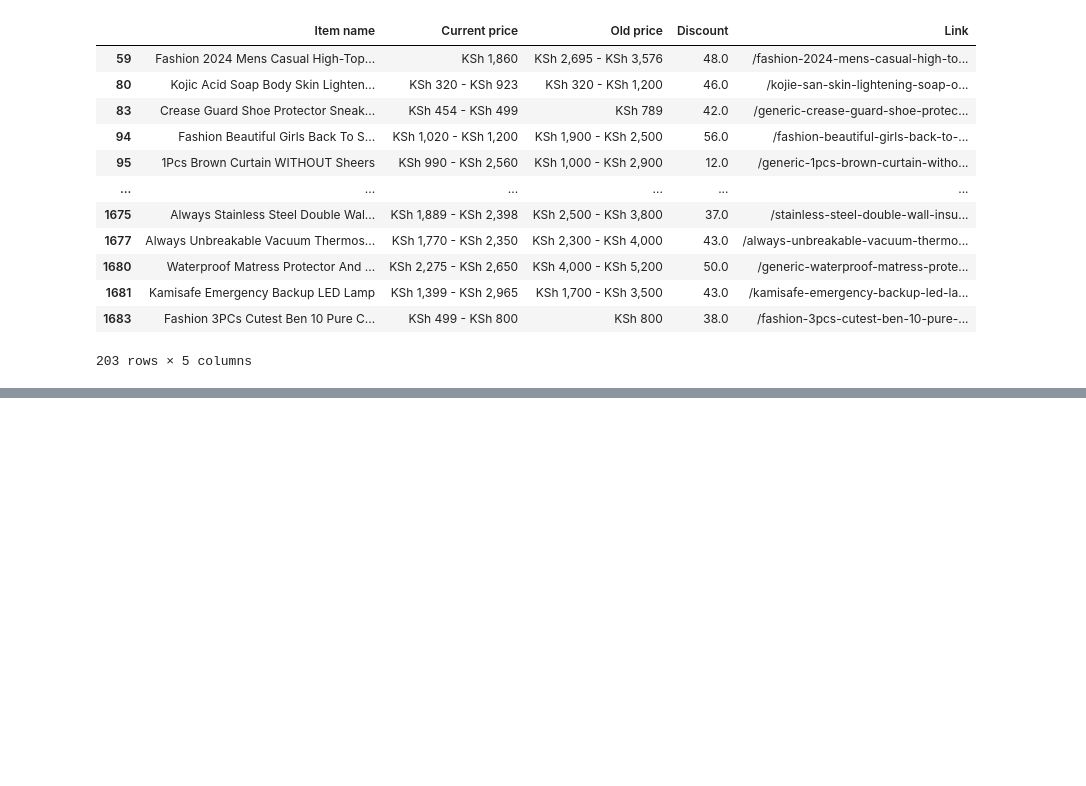
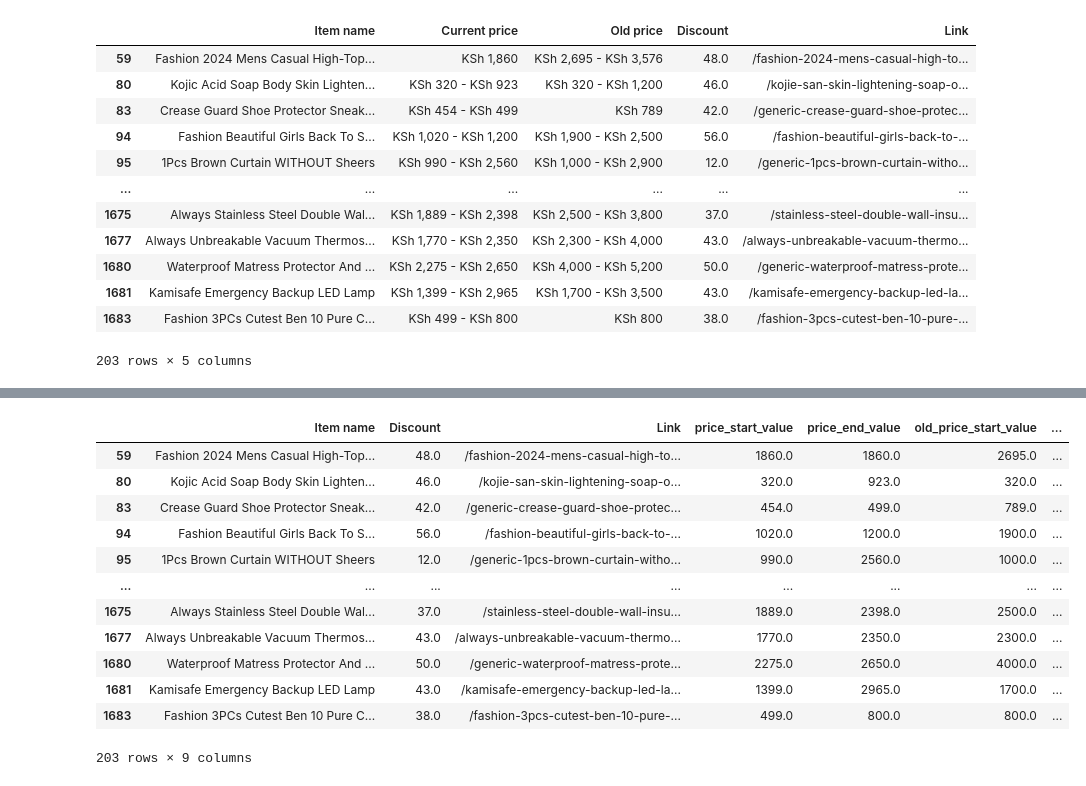
Before and after one commit to warren-bit/jumia_project, a Jupyter notebook: scraping_jumia.ipynb, the cells around one changed output, grey strips where cells are left out. Saved outputs shown, nothing was run; the diff lists cells and outputs as text; code cells hidden in the pictures; blank space fills up the shorter version.

```diff
--- a/scraping_jumia.ipynb
+++ b/scraping_jumia.ipynb
@@ -197,0 +174,5 @@ KeyError: ''
+# %%
+# removing comma
+columns_to_change = ['price_start_value','price_end_value','old_price_start_value','old_price_end_value']
+ranged_items[columns_to_change] = ranged_items[columns_to_change].replace(',', '', regex=True)
+ranged_items.head(5)
@@ -197,0 +186,5 @@ KeyError: ''
+# %%
+# converting the column to float
+columns_to_change = ['price_start_value','price_end_value','old_price_start_value','old_price_end_value']
+ranged_items[columns_to_change] = ranged_items[columns_to_change].astype(float)
+ranged_items.info()
@@ -197,0 +206,19 @@ KeyError: ''
+# %%
+ranged_items['current_price'] = (ranged_items['price_start_value'] + ranged_items['price_end_value'])/2
+ranged_items['old_price'] = (ranged_items['old_price_start_value'] + ranged_items['old_price_end_value'])/2
+
+ranged_items
+# %% [output]
+|  | Item name | Discount | Link | price_start_value | price_end_value | old_price_start_value | ... |
+| 59 | Fashion 2024 Mens Casual High-Top... | 48.0 | /fashion-2024-mens-casual-high-to... | 1860.0 | 1860.0 | 2695.0 | ... |
+| 80 | Kojic Acid Soap Body Skin Lighten... | 46.0 | /kojie-san-skin-lightening-soap-o... | 320.0 | 923.0 | 320.0 | ... |
+| 83 | Crease Guard Shoe Protector Sneak... | 42.0 | /generic-crease-guard-shoe-protec... | 454.0 | 499.0 | 789.0 | ... |
+| 94 | Fashion Beautiful Girls Back To S... | 56.0 | /fashion-beautiful-girls-back-to-... | 1020.0 | 1200.0 | 1900.0 | ... |
+| 95 | 1Pcs Brown Curtain WITHOUT Sheers | 12.0 | /generic-1pcs-brown-curtain-witho... | 990.0 | 2560.0 | 1000.0 | ... |
+| ... | ... | ... | ... | ... | ... | ... | ... |
+| 1675 | Always Stainless Steel Double Wal... | 37.0 | /stainless-steel-double-wall-insu... | 1889.0 | 2398.0 | 2500.0 | ... |
+| 1677 | Always Unbreakable Vacuum Thermos... | 43.0 | /always-unbreakable-vacuum-thermo... | 1770.0 | 2350.0 | 2300.0 | ... |
+| 1680 | Waterproof Matress Protector And ... | 50.0 | /generic-waterproof-matress-prote... | 2275.0 | 2650.0 | 4000.0 | ... |
+| 1681 | Kamisafe Emergency Backup LED Lamp | 43.0 | /kamisafe-emergency-backup-led-la... | 1399.0 | 2965.0 | 1700.0 | ... |
+| 1683 | Fashion 3PCs Cutest Ben 10 Pure C... | 38.0 | /fashion-3pcs-cutest-ben-10-pure-... | 499.0 | 800.0 | 800.0 | ... |
+203 rows × 9 columns
```
Also changed, not shown: parts of 15 cells of this notebook.
